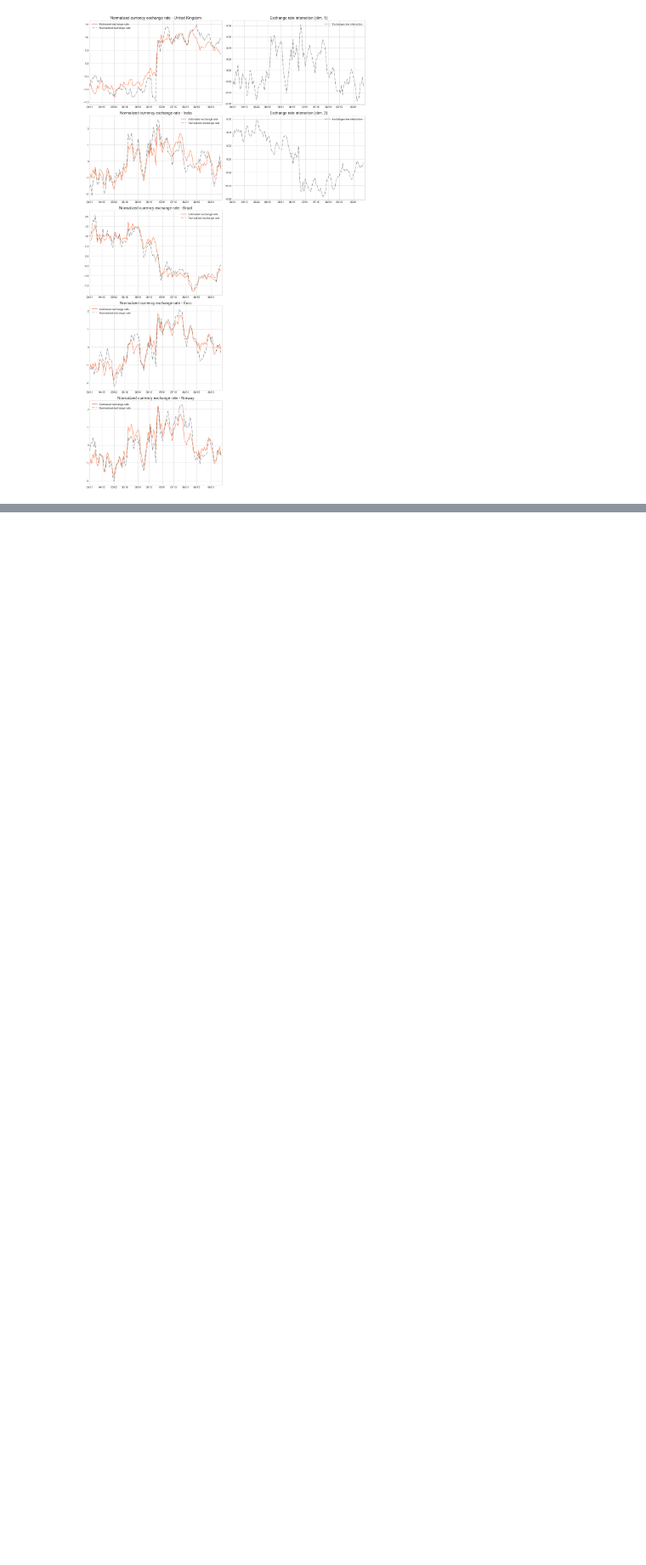
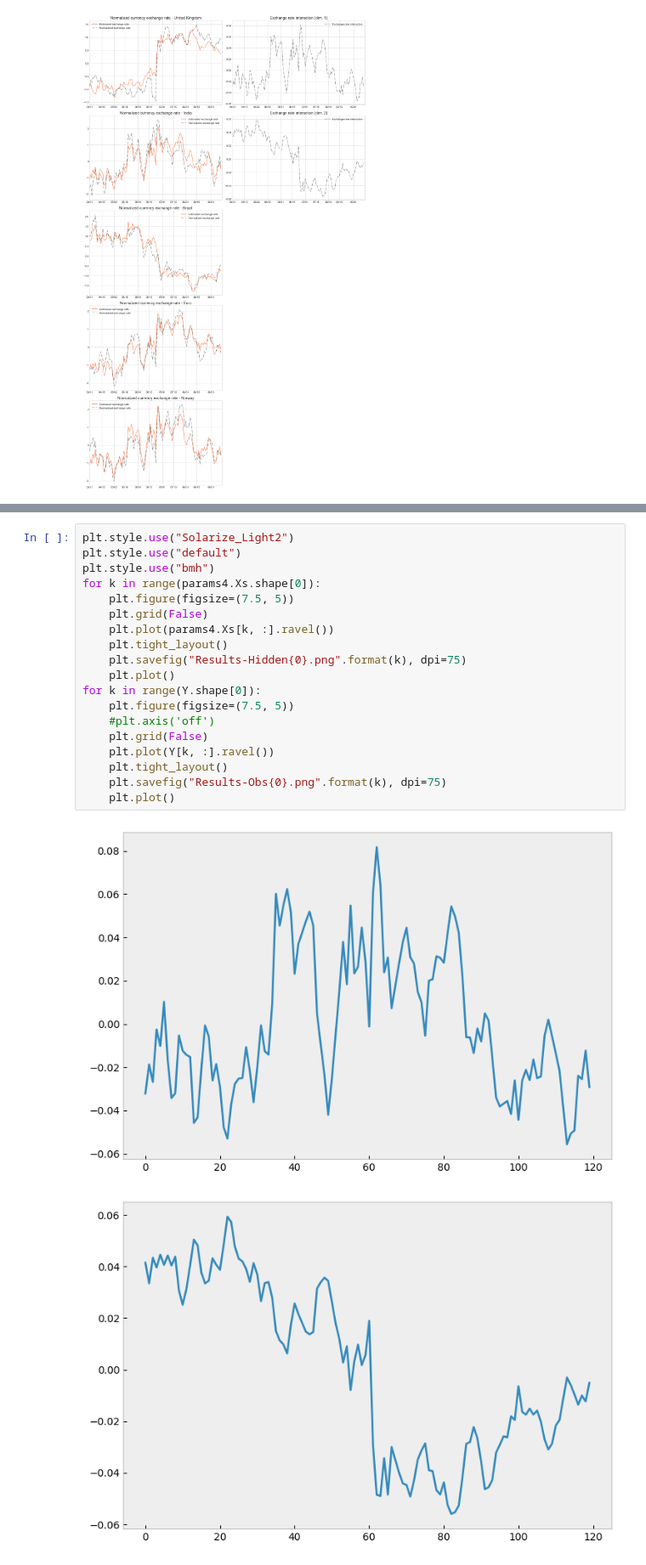
Before and after one commit to marcoapintoo/kalman, a Jupyter notebook: doc/currency_exchange/CurrencyRatesExample.ipynb, the cells around one changed output, grey strips where cells are left out. Shown at 85% size. Cells and saved outputs as stored; diff of their text form; blank space fills up the shorter version.

```diff
--- a/doc/currency_exchange/CurrencyRatesExample.ipynb
+++ b/doc/currency_exchange/CurrencyRatesExample.ipynb
@@ -680,0 +812,22 @@ plot_fitted_data(countries, params4.Xs, params4.Ys, Y, dates=ticks_from_first_we
+# %%
+plt.style.use("Solarize_Light2")
+plt.style.use("default")
+plt.style.use("bmh")
+for k in range(params4.Xs.shape[0]):
+    plt.figure(figsize=(7.5, 5))
+    plt.grid(False)
+    plt.plot(params4.Xs[k, :].ravel())
+    plt.tight_layout()
+    plt.savefig("Results-Hidden{0}.png".format(k), dpi=75)
+    plt.plot()
+for k in range(Y.shape[0]):
+    plt.figure(figsize=(7.5, 5))
+    #plt.axis('off')
+    plt.grid(False)
+    plt.plot(Y[k, :].ravel())
+    plt.tight_layout()
+    plt.savefig("Results-Obs{0}.png".format(k), dpi=75)
+    plt.plot()
+# %% [output]
+[figure, added]
+[figure, added]
```
Also changed, not shown: parts of 10 cells of this notebook, 5 other files.
